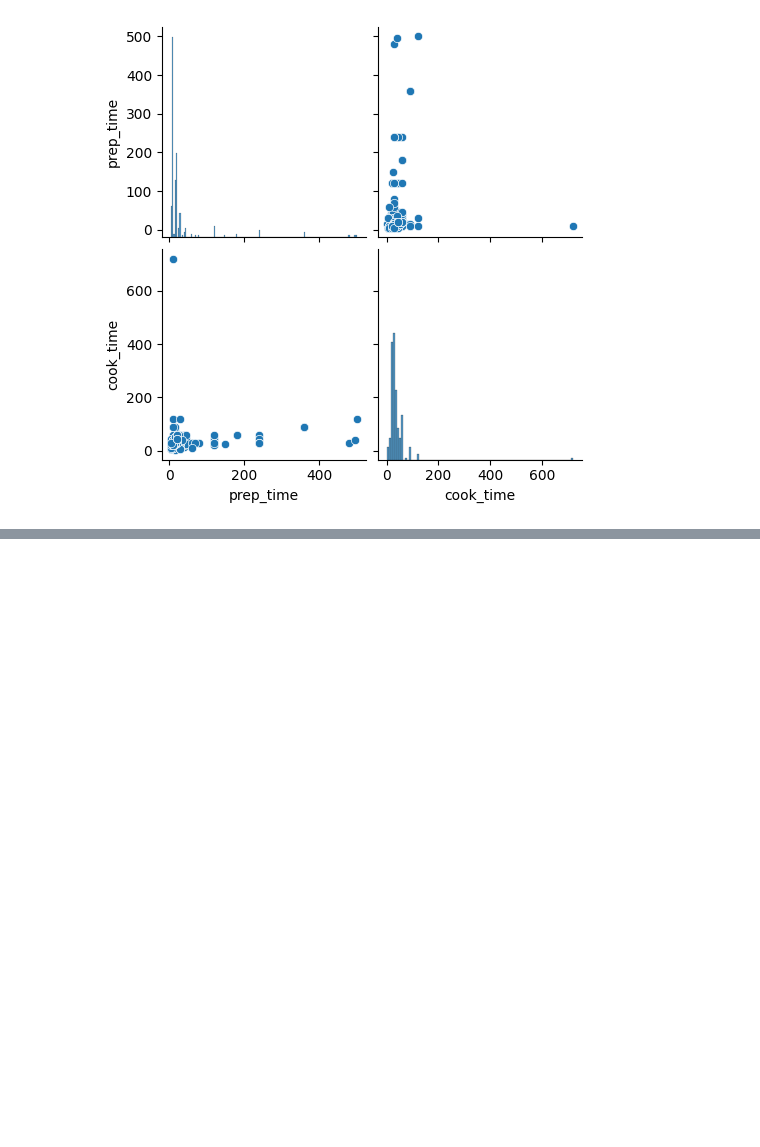
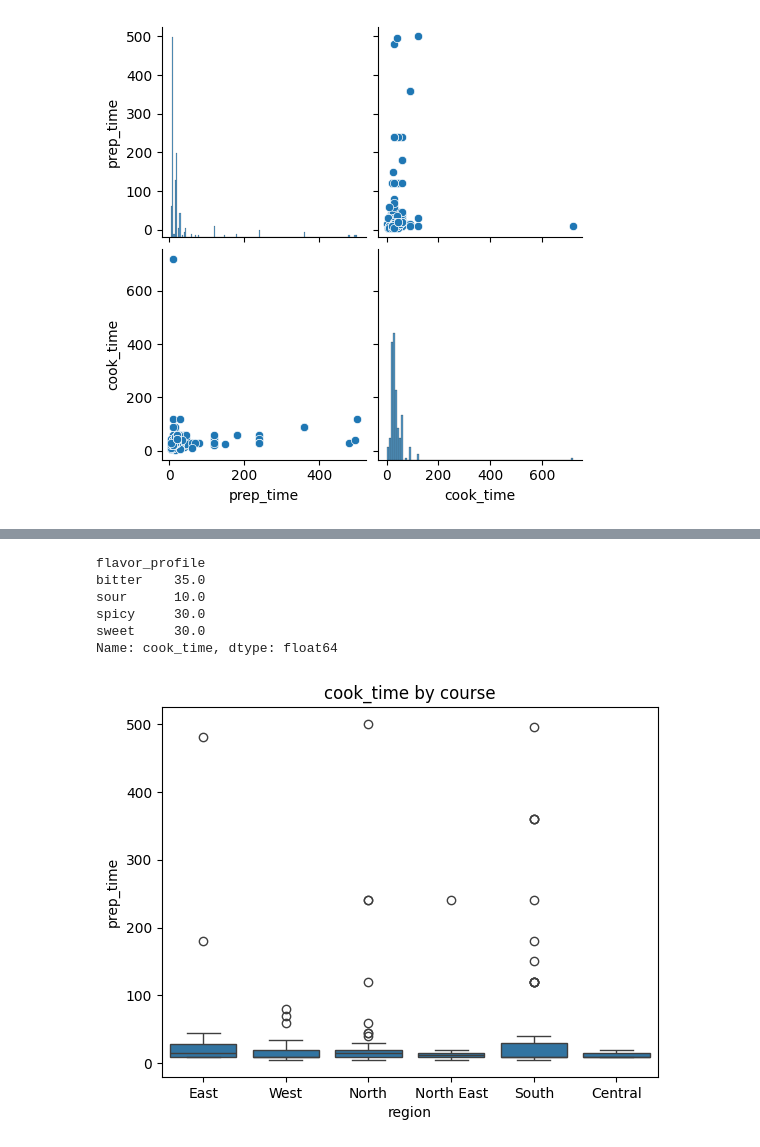
Before and after one commit to kriitiika10/EDA-Project, a Jupyter notebook: 22BDS0304.ipynb, the cells around one changed output, grey strips where cells are left out. Drawn from its saved outputs; the diff is of its cells as text; code cells hidden in the pictures; blank space fills up the shorter version.

```diff
--- a/22BDS0304.ipynb
+++ b/22BDS0304.ipynb
@@ -256,0 +387,15 @@ plt.show()
+# %%
+print(df.groupby('flavor_profile')['cook_time'].median())
+# %% [output]
+flavor_profile
+bitter    35.0
+sour      10.0
+spicy     30.0
+sweet     30.0
+Name: cook_time, dtype: float64
+# %%
+sns.boxplot(x='region', y='prep_time', data=df)
+plt.title("cook_time by course")
+plt.show()
+# %% [output]
+[figure, added]
```
Also changed, not shown: parts of 26 cells of this notebook.
